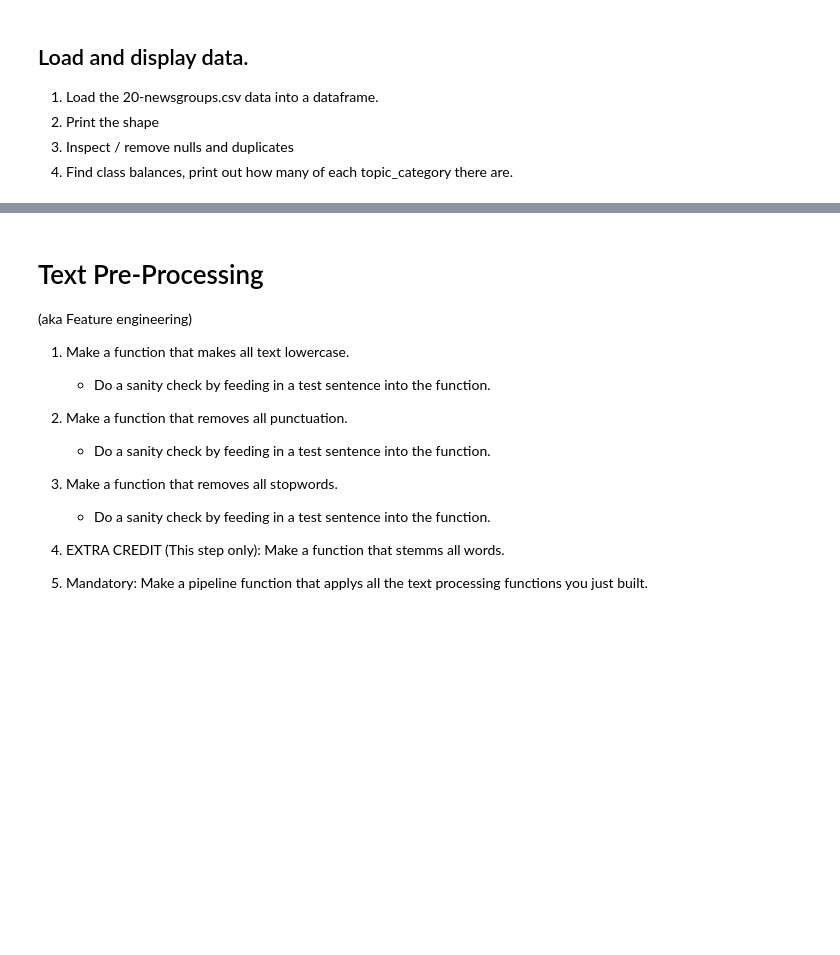
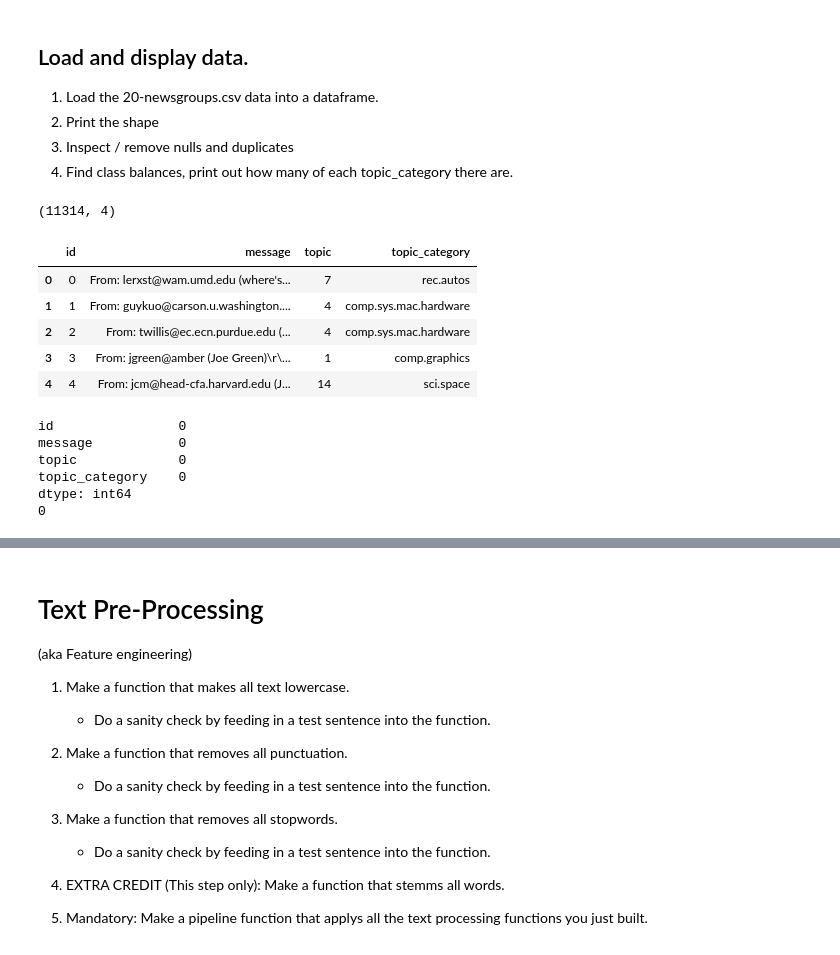
Before and after one commit to DavidGuzman1999/2021-fall-data-science, a Jupyter notebook: Week-06-NLP/Exercise-NLP.ipynb, the cells around one changed output, grey strips where cells are left out. Drawn from its saved outputs; the diff is of its cells as text; code cells hidden in the pictures; blank space fills up the shorter version.

```diff
--- a/Week-06-NLP/Exercise-NLP.ipynb
+++ b/Week-06-NLP/Exercise-NLP.ipynb
@@ -77,7 +77,27 @@ stopwords = stopwords.words('english')
 # %%
 # 1. Load the 20-newsgroups.csv data into a dataframe.
 # 2. Print the shape
+df = pd.read_csv("data/20-newsgroups.csv")
+print (df.shape)
+df.head()
+# %% [output]
+(11314, 4)
+|  | id | message | topic | topic_category |
+| 0 | 0 | From: lerxst@wam.umd.edu (where's... | 7 | rec.autos |
+| 1 | 1 | From: guykuo@carson.u.washington.... | 4 | comp.sys.mac.hardware |
+| 2 | 2 | From: twillis@ec.ecn.purdue.edu (... | 4 | comp.sys.mac.hardware |
+| 3 | 3 | From: jgreen@amber (Joe Green)\r\... | 1 | comp.graphics |
+| 4 | 4 | From: jcm@head-cfa.harvard.edu (J... | 14 | sci.space |
 # %%
 # 3. Inspect / remove nulls and duplicates
+print (df.isnull().sum()) # no nulls
+print(df.duplicated().sum()) # no dupes
+# %% [output]
+id                0
+message           0
+topic             0
+topic_category    0
+dtype: int64
+0
 # %%
 # 4. Find class balances, print out how many of each topic_category there are.
```
Also changed, not shown: parts of 25 cells of this notebook.
